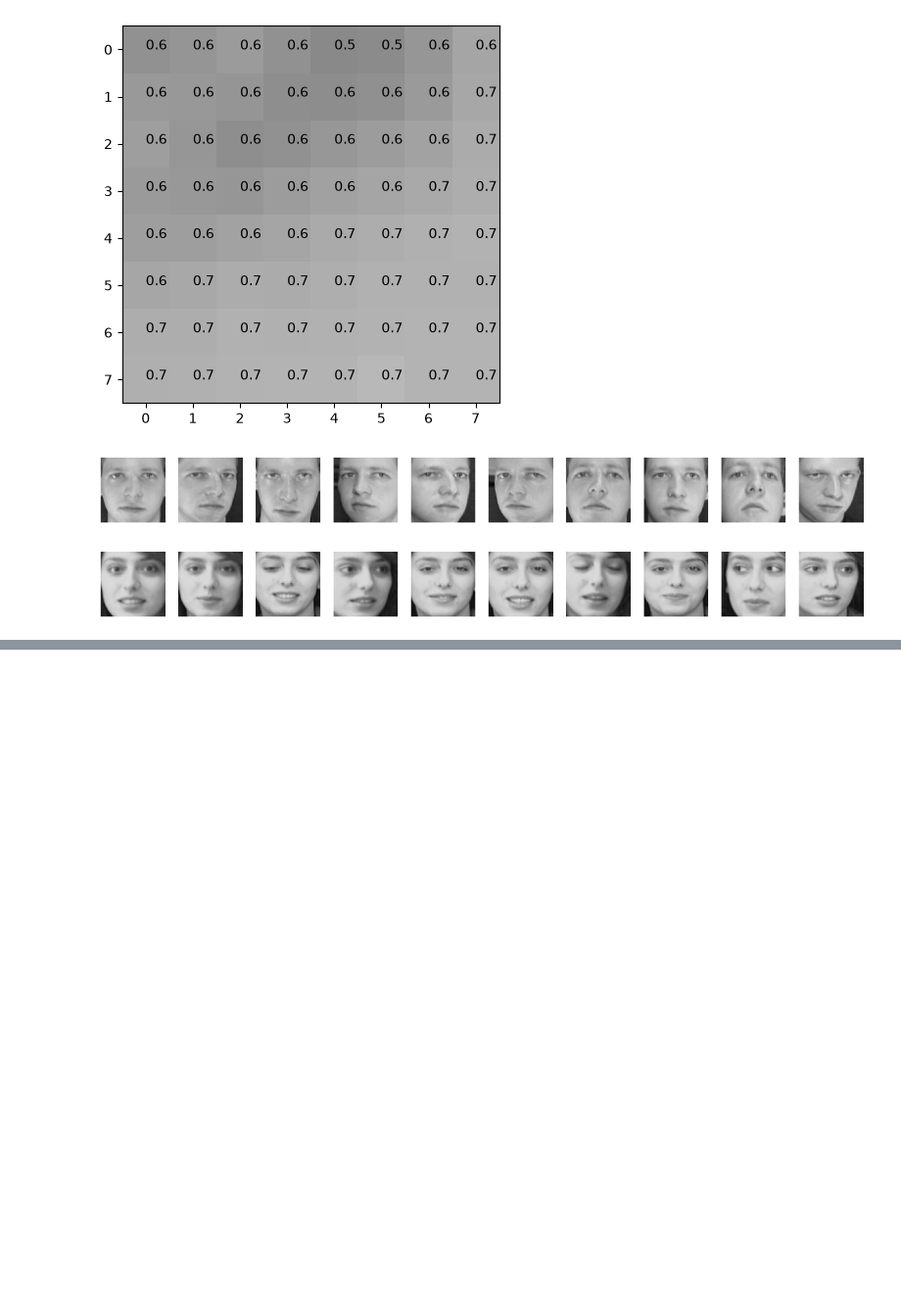
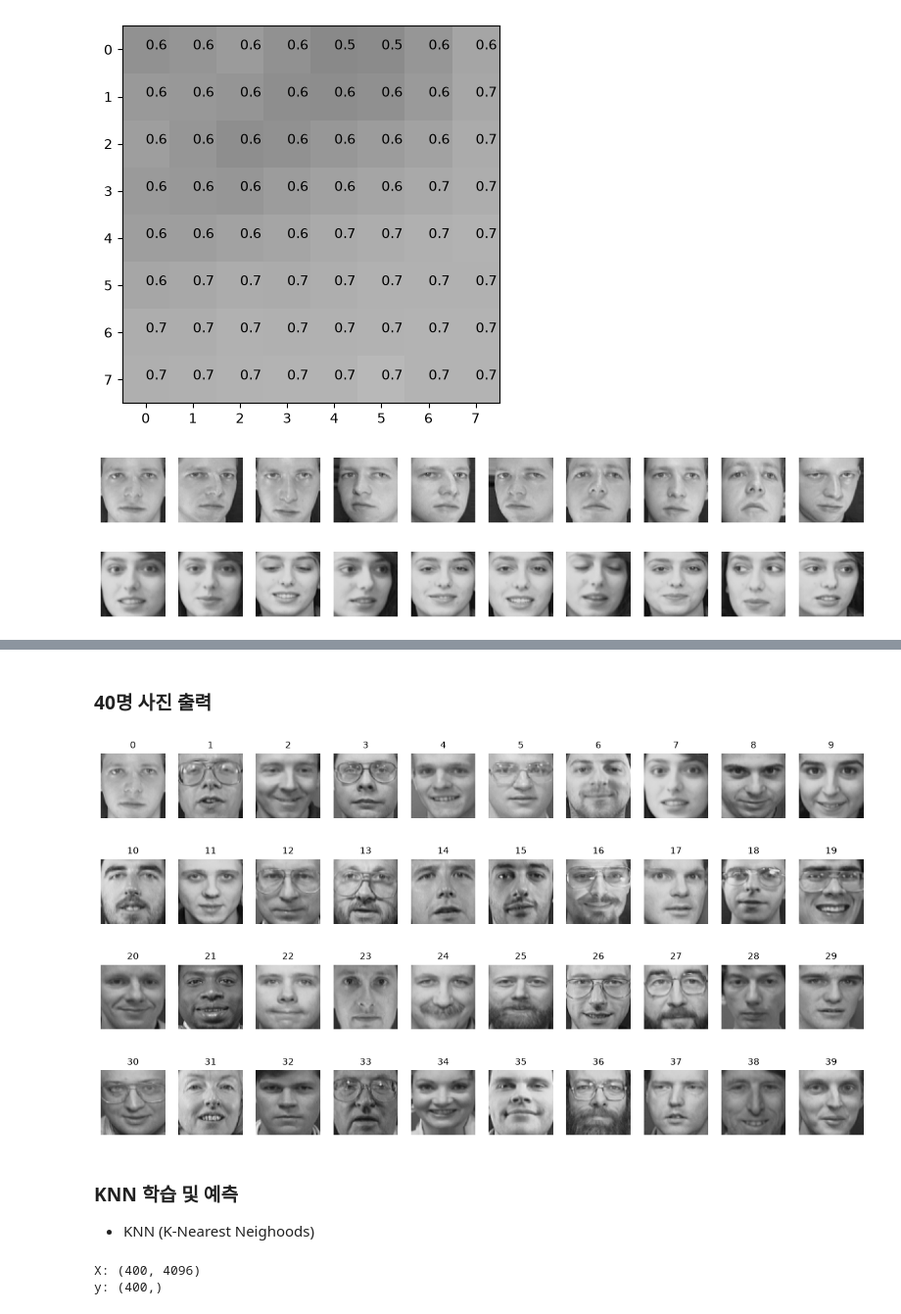
Before and after one commit to jjejjedev/Kant_ML, a Jupyter notebook: 04_knn.ipynb, the cells around one changed output, grey strips where cells are left out. Shown at 98% size. Saved outputs shown, nothing was run; the diff lists cells and outputs as text; code cells hidden in the pictures; blank space fills up the shorter version.

```diff
--- a/04_knn.ipynb
+++ b/04_knn.ipynb
@@ -68,0 +85,35 @@ show_person(7)
+# %% [markdown]
+### 40명 사진 출력
+# %%
+# 4 x 10 칸 배치
+fig, axes = plt.subplots(4, 10, figsize=(15, 8))
+
+for person, ax in enumerate(axes.flat):
+    first = faces.images[faces.target == person][0]
+    ax.imshow(first, cmap ="gray",vmin=0,vmax=1)
+    ax.set_title(person, fontsize=10)
+    ax.axis("off")
+
+plt.show()
+# %% [output]
+[figure, added]
+# %% [markdown]
+### KNN 학습 및 예측
+- KNN (K-Nearest Neighoods)
+# %%
+# KNN 학습
+import numpy as np
+from sklearn.datasets import fetch_olivetti_faces
+from sklearn.neighbors import KNeighborsClassifier
+
+# 섞이지 않는 원본 (0번 10장, ..., 39번 10장)
+faces = fetch_olivetti_faces(data_home="./datasets")
+
+X = faces.data      # (400,4096)    한장의 사진(64x64) 펼친 데이터
+y = faces.target    # (400,)        정답: 몇 번째 사람인가? Index
+
+print("X:", X.shape)
+print("y:", y.shape)
+# %% [output]
+X: (400, 4096)
+y: (400,)
```
Also changed, not shown: parts of 12 cells of this notebook, 1 other file.
